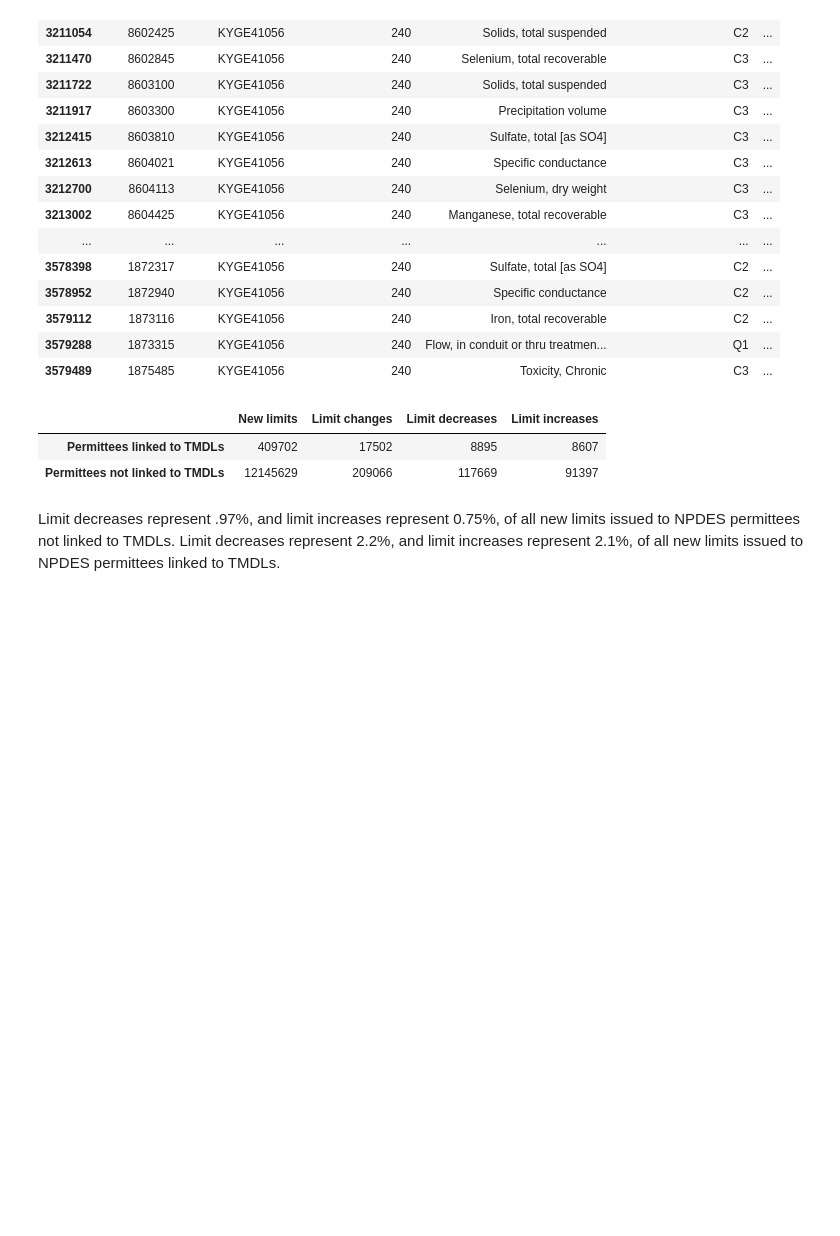
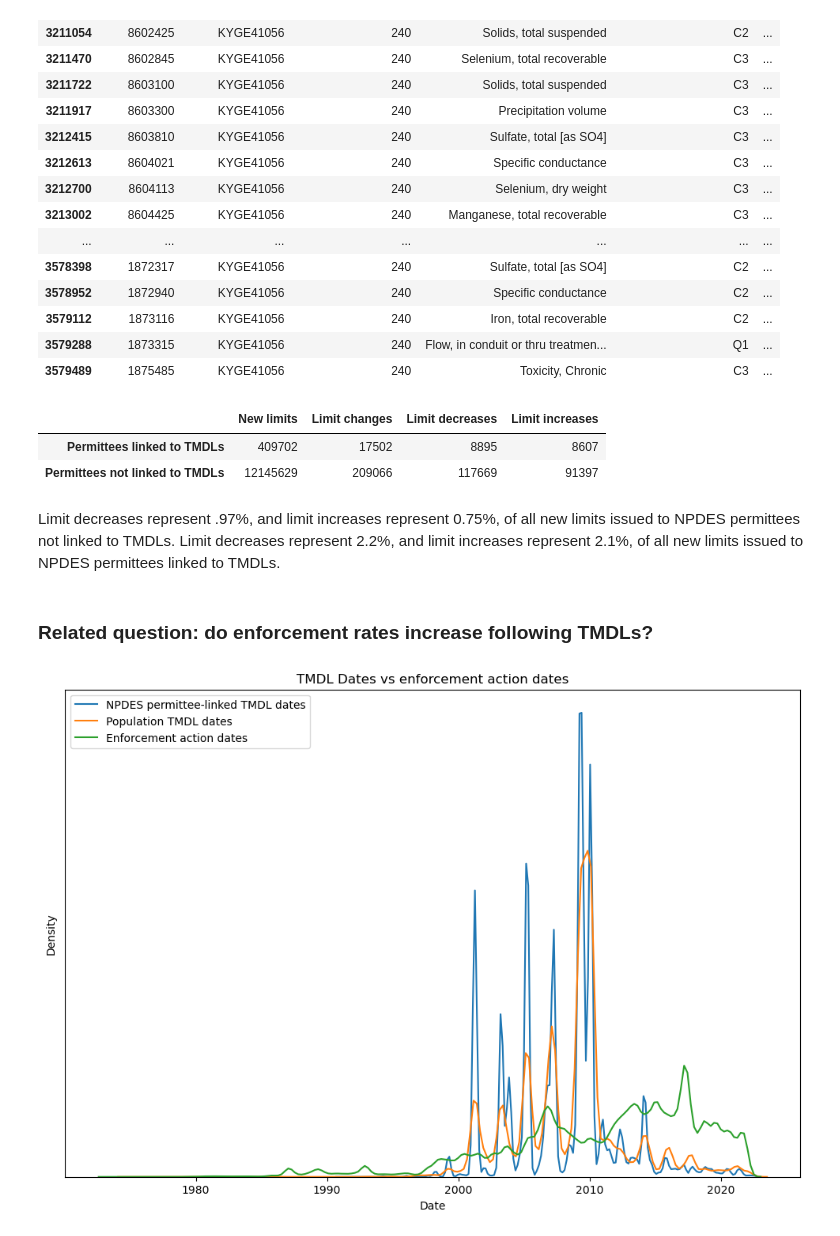
Before and after one commit to reglab/TMDLs_archived, a Jupyter notebook: TMDLS_limit_changes.ipynb, the cells around one changed output. Drawn from its saved outputs; the diff is of its cells as text; code cells hidden in the pictures; blank space fills up the shorter version.

Commit message:
Added exploration of enforcement action dates vs TMDL dates

```diff
--- a/TMDLS_limit_changes.ipynb
+++ b/TMDLS_limit_changes.ipynb
@@ -864,3 +864,30 @@ pd.DataFrame(data={'New limits': [len(limits_all[limits_all['linked_to_TMDL']]),
 # %% [markdown]
 Limit decreases represent .97%, and limit increases represent 0.75%, of all new limits issued to NPDES permittees not linked to TMDLs.
 Limit decreases represent 2.2%, and limit increases represent 2.1%, of all new limits issued to NPDES permittees linked to TMDLs.
+# %% [markdown]
+### Related question: do enforcement rates increase following TMDLs?
+# %%
+# NPDES enforcement data
+npdes_enforcement_actions = pd.read_csv(data_path + 'npdes_enforcement_actions.csv', parse_dates=['enforcement_action_date'], date_parser=lambda x: pd.to_datetime(x, errors='coerce'))
+
+# Merge on TMDL and NPDES data
+tmdls_enforcements_merged = tmdls_merged.merge(npdes_enforcement_actions, on='npdes_permit_id', how='left')
+
+# Calculate delay time between TMDL and enforcement action
+tmdls_enforcements_merged['enforcement_action_delay'] = (tmdls_enforcements_merged['enforcement_action_date'] - tmdls_enforcements_merged['TMDLDate']) / timedelta(days=1)
+
+# Drop duplicates
+tmdls_enforcements_merged.drop_duplicates(inplace=True)
+# %%
+plt.style.use('default')
+plt.figure(figsize=(12, 8));
+plt.ylabel('Density')
+plt.xlabel('Date')
+plt.yticks([])
+sns.kdeplot(data=tmdls_enforcements_merged, x='TMDLDate', label='NPDES permittee-linked TMDL dates');
+sns.kdeplot(data=tmdls, x='TMDLDate', label='Population TMDL dates');
+sns.kdeplot(data=tmdls_enforcements_merged, x='enforcement_action_date', label='Enforcement action dates');
+plt.title('TMDL Dates vs enforcement action dates');
+plt.legend();
+# %% [output]
+[figure, added]
```
Also changed, not shown: parts of 2 cells of this notebook.
